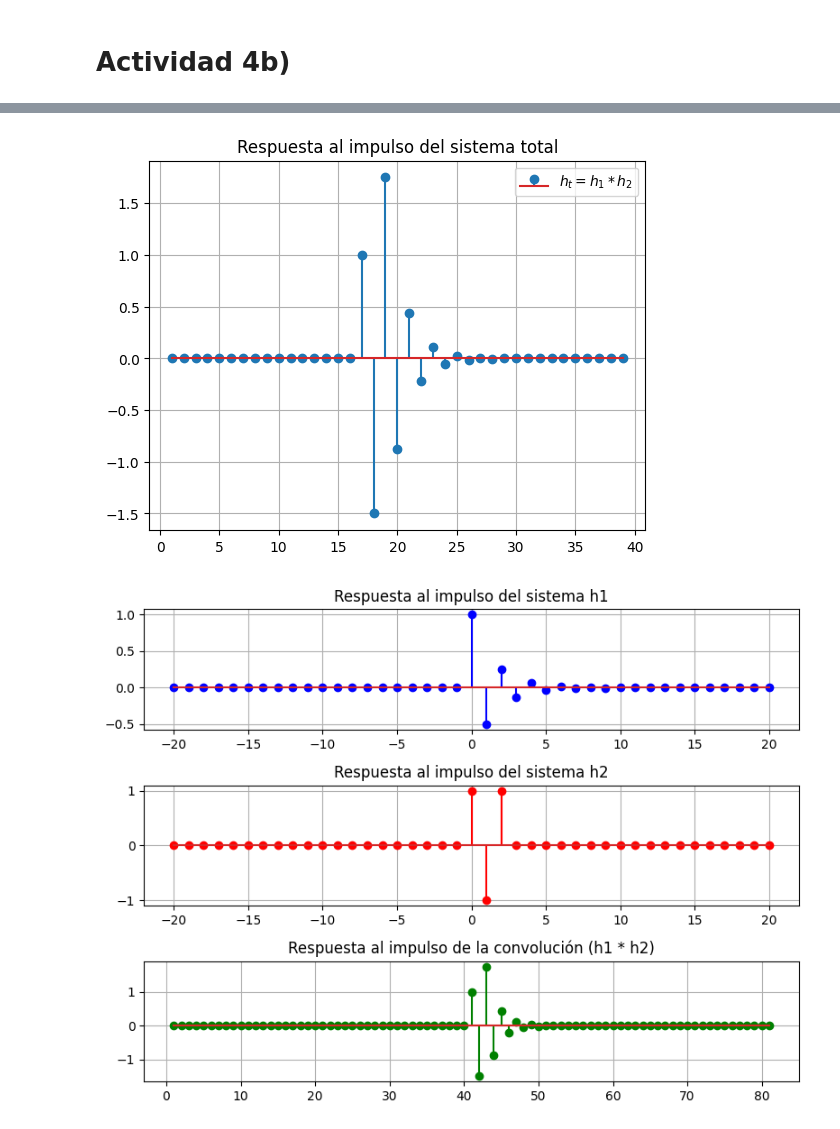
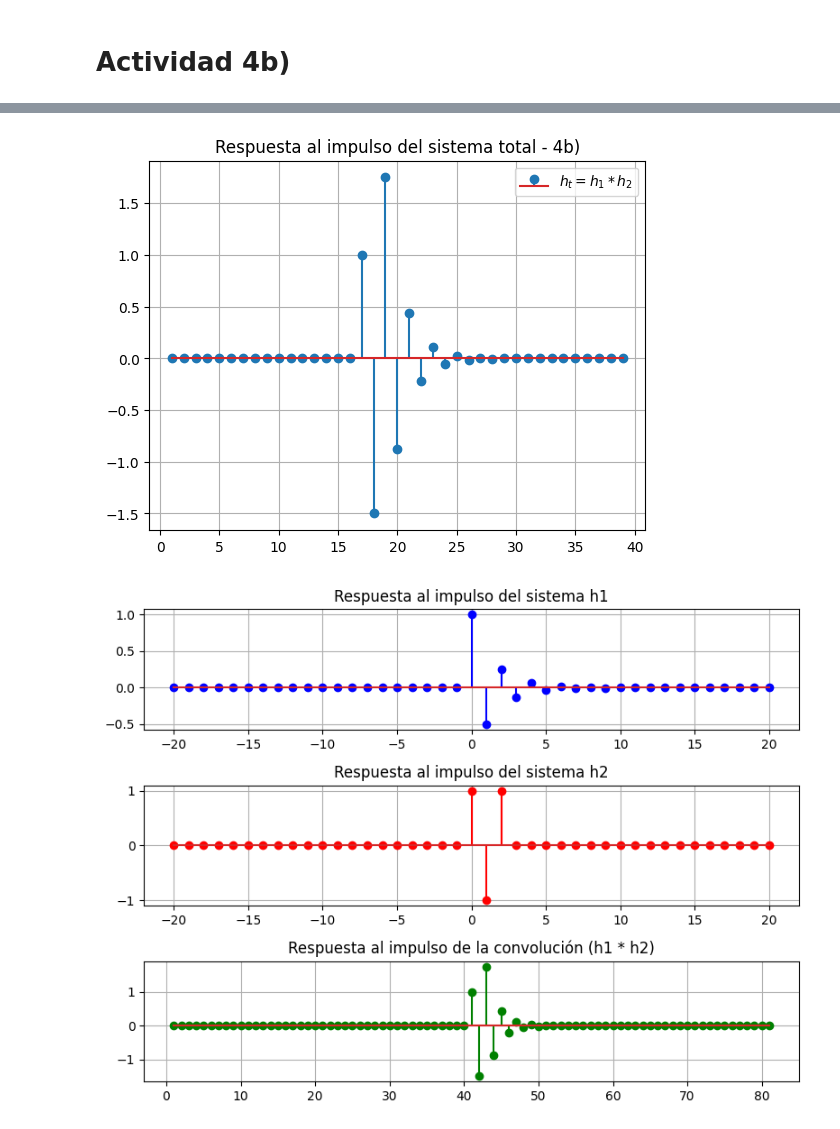
Before and after one commit to Lekkito/analisis-de-se-ales, a Jupyter notebook: tp2.ipynb, the cells around one changed output, grey strips where cells are left out. Saved outputs shown, nothing was run; the diff lists cells and outputs as text; code cells hidden in the pictures.

```diff
--- a/tp2.ipynb
+++ b/tp2.ipynb
@@ -97,13 +99,13 @@ plt.show()
 # %%
 nc = np.arange(1,40)
 ht = convolve(h1, h2)
 plt.stem(nc, ht, label="$h_{t}= h_{1}*h_{2}$")
 plt.grid()
 plt.legend()
-plt.title("Respuesta al impulso del sistema total")
+plt.title("Respuesta al impulso del sistema total - 4b)")
 plt.show()
 # %% [output]
-[figure, old version]
+[figure, new version]
 # %%
 import numpy as np
 import matplotlib.pyplot as plt
```
Also changed, not shown: parts of 23 cells of this notebook.
